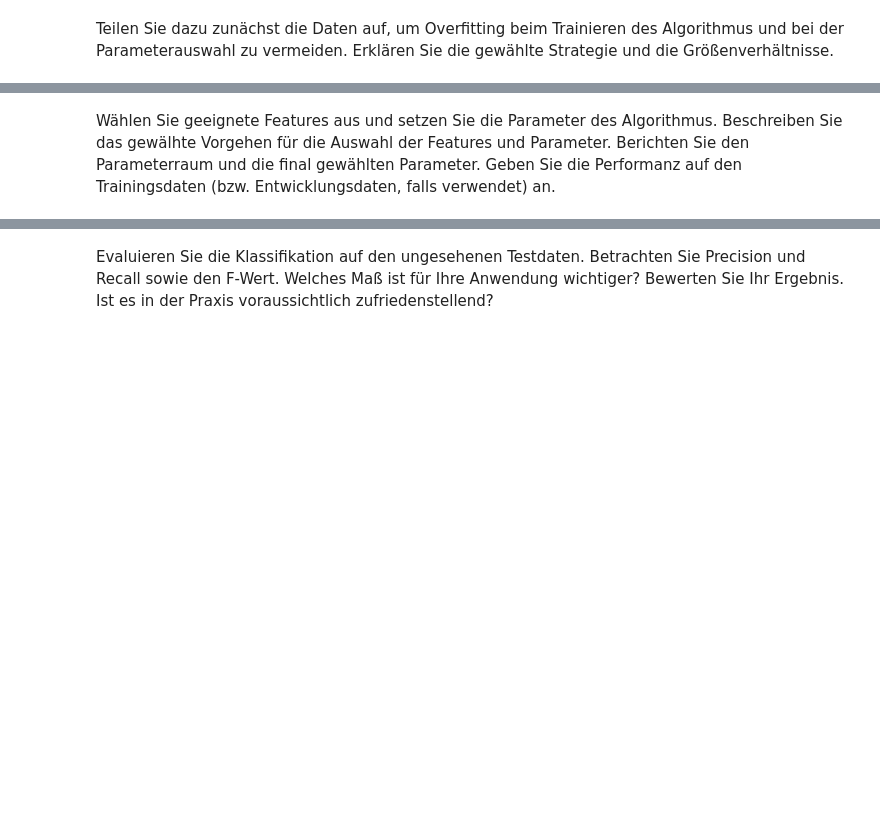
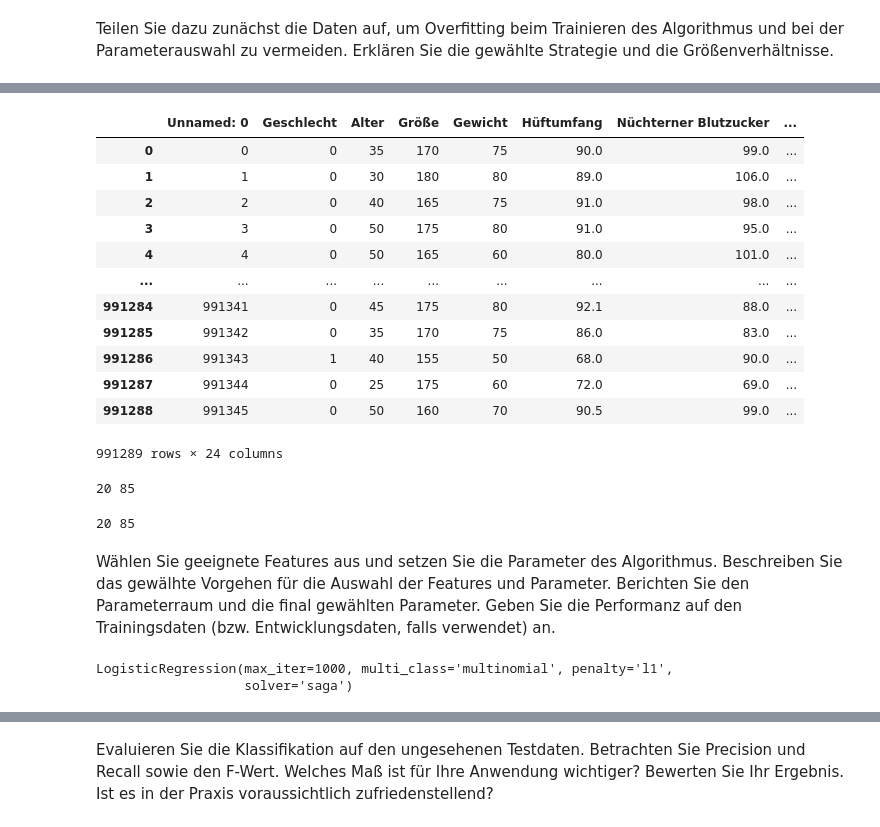
Before and after one commit to SebastianGrab/DataAnalyticsWS23-24, a Jupyter notebook: Projektarbeit/Aufgaben/Projektarbeit_A6.ipynb, the cells around one changed output, grey strips where cells are left out. Drawn from its saved outputs; the diff is of its cells as text; code cells hidden in the pictures; blank space fills up the shorter version.

```diff
--- a/Projektarbeit/Aufgaben/Projektarbeit_A6.ipynb
+++ b/Projektarbeit/Aufgaben/Projektarbeit_A6.ipynb
@@ -25,2 +70,26 @@ Teilen Sie dazu zunächst die Daten auf, um Overfitting beim Trainieren des Algo
+# %%
+data
+# %% [output]
+|  | Unnamed: 0 | Geschlecht | Alter | Größe | Gewicht | Hüftumfang | Nüchterner Blutzucker | ... |
+| 0 | 0 | 0 | 35 | 170 | 75 | 90.0 | 99.0 | ... |
+| 1 | 1 | 0 | 30 | 180 | 80 | 89.0 | 106.0 | ... |
+| 2 | 2 | 0 | 40 | 165 | 75 | 91.0 | 98.0 | ... |
+| 3 | 3 | 0 | 50 | 175 | 80 | 91.0 | 95.0 | ... |
+| 4 | 4 | 0 | 50 | 165 | 60 | 80.0 | 101.0 | ... |
+| ... | ... | ... | ... | ... | ... | ... | ... | ... |
+| 991284 | 991341 | 0 | 45 | 175 | 80 | 92.1 | 88.0 | ... |
+| 991285 | 991342 | 0 | 35 | 170 | 75 | 86.0 | 83.0 | ... |
+| 991286 | 991343 | 1 | 40 | 155 | 50 | 68.0 | 90.0 | ... |
+| 991287 | 991344 | 0 | 25 | 175 | 60 | 72.0 | 69.0 | ... |
+| 991288 | 991345 | 0 | 50 | 160 | 70 | 90.5 | 99.0 | ... |
+991289 rows × 24 columns
+# %%
+print(X_train['Alter'].min(), X_train['Alter'].max())
+# %% [output]
+20 85
+# %%
+print(X_test['Alter'].min(), X_test['Alter'].max())
+# %% [output]
+20 85
 # %% [markdown]
 Wählen Sie geeignete Features aus und setzen Sie die Parameter des Algorithmus. Beschreiben Sie das gewälhte Vorgehen für die Auswahl der Features und Parameter. Berichten Sie den Parameterraum und die final gewählten Parameter. Geben Sie die Performanz auf den Trainingsdaten (bzw. Entwicklungsdaten, falls verwendet) an.
@@ -26,0 +99,6 @@ Wählen Sie geeignete Features aus und setzen Sie die Parameter des Algorithmus.
+# %%
+softmax_model = LogisticRegression(multi_class='multinomial', solver='saga', penalty='l1', max_iter=1000)
+softmax_model.fit(X_train, y_train)
+# %% [output]
+LogisticRegression(max_iter=1000, multi_class='multinomial', penalty='l1',
+                   solver='saga')
```
Also changed, not shown: parts of 13 cells of this notebook, 2 other files.
